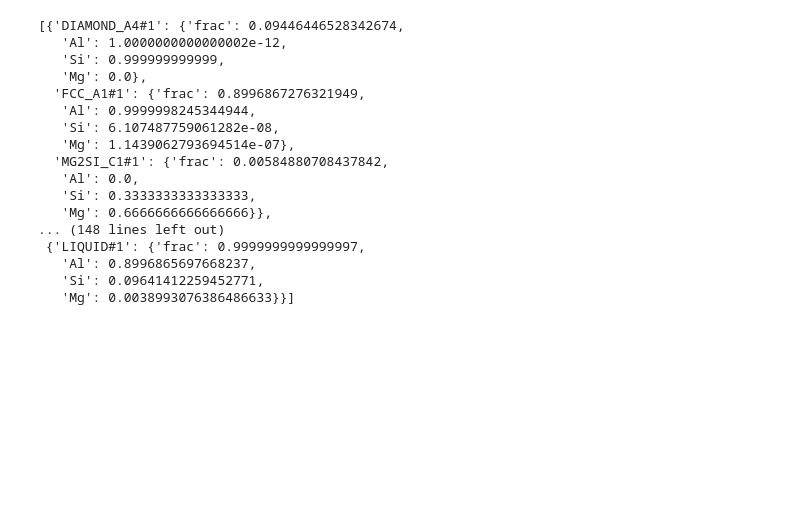
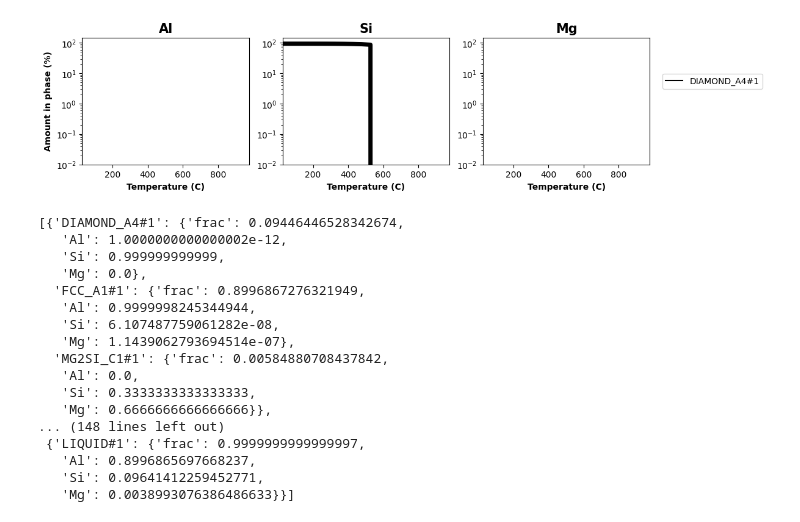
Before and after one commit to BMGla5er/REPEATC, a Jupyter notebook: Alloy_syst_test.ipynb, the cells around one changed output. Saved outputs shown, nothing was run; the diff lists cells and outputs as text; code cells hidden in the pictures; blank space fills up the shorter version.

```diff
--- a/Alloy_syst_test.ipynb
+++ b/Alloy_syst_test.ipynb
@@ -28,3 +36,7 @@ alsi10mg.composition_distribution()
+# %%
+alsi10mg.element_distribution(excluded=False,phase_list=['DIAMOND_A4#1'])
+# %% [output]
+[figure, added]
 # %%
 alsi10mg.phases
 # %% [output]
```
Also changed, not shown: parts of 11 cells of this notebook, 1 other file.
